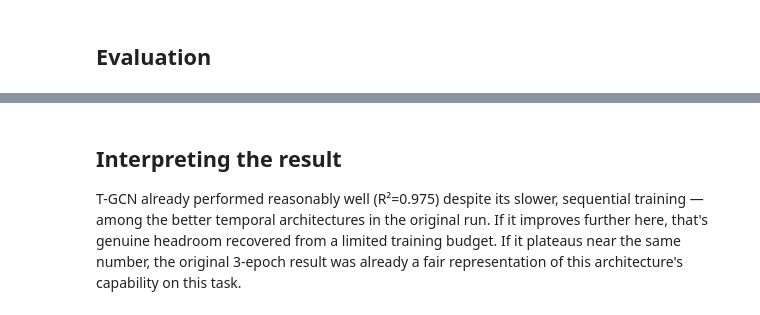
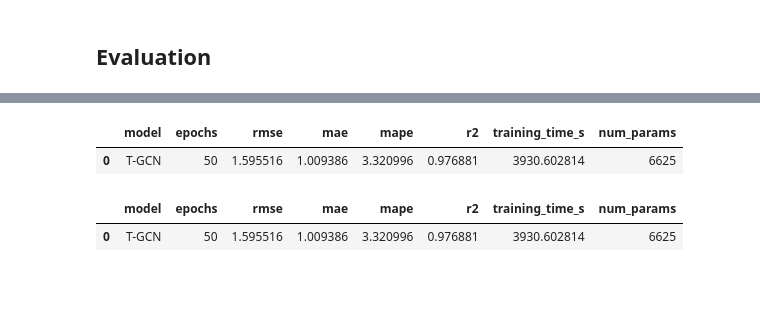
Before and after one commit to JobayerFaisal/Machine_Learning_and_AI, a Jupyter notebook: Soil_Moisture/tgcn_Soil_Moisture.ipynb, the cells around one changed output, grey strips where cells are left out. Drawn from its saved outputs; the diff is of its cells as text; code cells hidden in the pictures; blank space fills up the shorter version.

```diff
--- a/Soil_Moisture/tgcn_Soil_Moisture.ipynb
+++ b/Soil_Moisture/tgcn_Soil_Moisture.ipynb
@@ -38,8 +44,18 @@ def eval_metrics(y_true, y_pred):
         r2_score(y_true, y_pred),
     )
 
+def mean_absolute_percentage_error_safe(y_true, y_pred, epsilon=1e-6):
+    """Safe MAPE — avoids divide-by-near-zero blowups."""
+    y_true = np.asarray(y_true, dtype=float)
+    y_pred = np.asarray(y_pred, dtype=float)
+    denom = np.maximum(np.abs(y_true), epsilon)
+    return float(np.mean(np.abs((y_true - y_pred) / denom)) * 100)
+
+def count_params(model):
+    return int(sum(p.numel() for p in model.parameters() if p.requires_grad))
 graph_nodes = ["Soil_Moisture", "Temperature", "Humidity", "irrigation_status", "Hour_sin", "Hour_cos"]
 n_nodes = len(graph_nodes)
+
 
 corr_graph = df[graph_nodes].corr().values
 np.fill_diagonal(corr_graph, 0)
@@ -254,4 +272,27 @@ plt.show()
-# %% [markdown]
-## Interpreting the result
-
-T-GCN already performed reasonably well (R²=0.975) despite its slower, sequential training — among the better temporal architectures in the original run. If it improves further here, that's genuine headroom recovered from a limited training budget. If it plateaus near the same number, the original 3-epoch result was already a fair representation of this architecture's capability on this task.
+# %%
+result_row = pd.DataFrame([{
+    "model": "T-GCN",
+    "epochs": N_EPOCHS,
+    "rmse": rmse,
+    "mae": mae,
+    "mape": mape,
+    "r2": r2,
+    "training_time_s": train_time,
+    "num_params": n_params,
+}])
+result_row.to_csv("T-GCN_extended_result.csv", index=False)
+result_row
+# %% [output]
+|  | model | epochs | rmse | mae | mape | r2 | training_time_s | num_params |
+| 0 | T-GCN | 50 | 1.595516 | 1.009386 | 3.320996 | 0.976881 | 3930.602814 | 6625 |
+# %%
+import glob
+import pandas as pd
+
+files = glob.glob("T-GCN_extended_result.csv")
+combined = pd.concat([pd.read_csv(f) for f in files], ignore_index=True)
+combined = combined.sort_values("rmse").reset_index(drop=True)
+combined
+# %% [output]
+|  | model | epochs | rmse | mae | mape | r2 | training_time_s | num_params |
+| 0 | T-GCN | 50 | 1.595516 | 1.009386 | 3.320996 | 0.976881 | 3930.602814 | 6625 |
```
Also changed, not shown: parts of 10 cells of this notebook.
